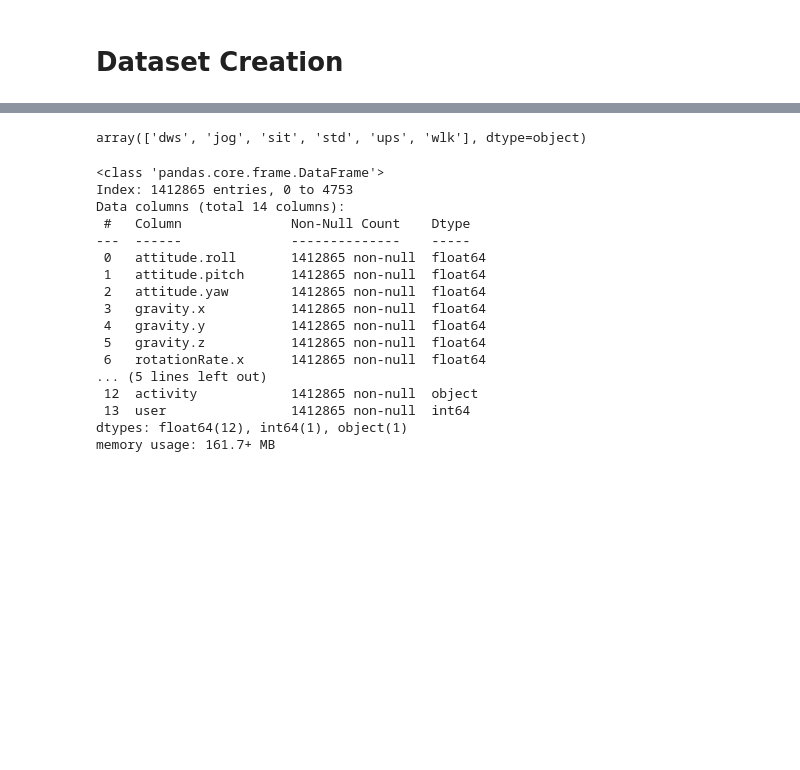
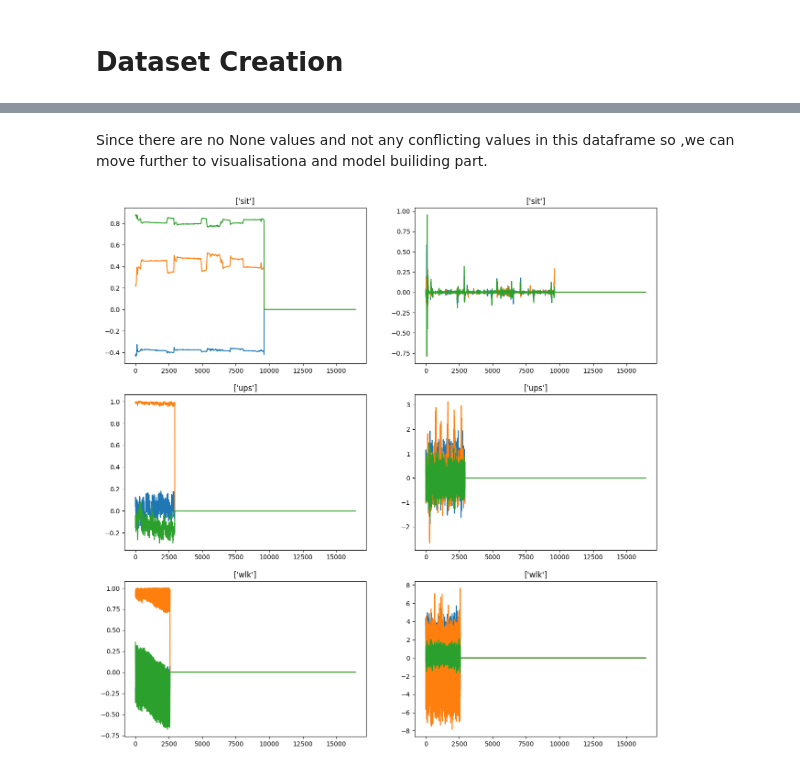
Before and after one commit to ravindra-pandey/machine_learning_projects, a Jupyter notebook: motion_reconition/main.ipynb, the cells around one changed output, grey strips where cells are left out. Drawn from its saved outputs; the diff is of its cells as text; code cells hidden in the pictures; blank space fills up the shorter version.

Commit message:
Proper dataset created and visualization started

```diff
--- a/motion_reconition/main.ipynb
+++ b/motion_reconition/main.ipynb
@@ -48,0 +40,3 @@ activities
+# %%
+LE=LabelEncoder()
+LE.fit(activities)
@@ -58,0 +51,12 @@ for activity in os.listdir(path):
+# %%
+dataset=pd.DataFrame()
+idx=0
+for activity in os.listdir(path):
+    for user in os.listdir(path+"/"+activity):
+        act=LE.transform([activity.split("_")[0]])[0]
+        user_id=int(user.split("_")[1].split(".")[0])
+        temp_frame=pd.read_csv(os.path.join(path,activity,user),index_col="Unnamed: 0")
+        temp_frame.rename(columns={"attitude.roll":f"attitude.roll+{idx}_{act}_{user_id}","attitude.pitch":f"attitude.pitch+{idx}_{act}_{user_id}","attitude.yaw":f"attitude.yaw+{idx}_{act}_{user_id}","gravity.x":f"gravity.x+{idx}_{act}_{user_id}","gravity.y":f"gravity.y+{idx}_{act}_{user_id}","gravity.z":f"gravity.z+{idx}_{act}_{user_id}","rotationRate.x":f"rotationRate.x+{idx}_{act}_{user_id}","rotationRate.y":f"rotationRate.y+{idx}_{act}_{user_id}","rotationRate.z":f"rotationRate.z+{idx}_{act}_{user_id}","userAcceleration.x":f"userAcceleration.x+{idx}_{act}_{user_id}","userAcceleration.y":f"userAcceleration.y+{idx}_{act}_{user_id}","userAcceleration:z":f"userAcceleration.z+{idx}_{act}_{user_id}"},inplace=True)
+        temp_frame[f"activity{idx}"]=act
+        dataset=pd.concat([dataset,temp_frame],axis=1)
+        idx+=1
@@ -59,3 +118,5 @@ for activity in os.listdir(path):
+# %%
+dataset.replace(np.nan,0,inplace=True)
 # %%
 dataset.sample(5)
 # %% [output]
@@ -68,24 +130,28 @@ dataset.sample(5)
-# %%
-dataset["activity"].unique()
-# %% [output]
-array(['dws', 'jog', 'sit', 'std', 'ups', 'wlk'], dtype=object)
-# %%
-dataset.info()
-# %% [output]
-<class 'pandas.core.frame.DataFrame'>
-Index: 1412865 entries, 0 to 4753
-Data columns (total 14 columns):
- #   Column              Non-Null Count    Dtype
----  ------              --------------    -----
- 0   attitude.roll       1412865 non-null  float64
- 1   attitude.pitch      1412865 non-null  float64
- 2   attitude.yaw        1412865 non-null  float64
- 3   gravity.x           1412865 non-null  float64
- 4   gravity.y           1412865 non-null  float64
- 5   gravity.z           1412865 non-null  float64
- 6   rotationRate.x      1412865 non-null  float64
-... (5 lines left out)
- 12  activity            1412865 non-null  object
- 13  user                1412865 non-null  int64
-dtypes: float64(12), int64(1), object(1)
-memory usage: 161.7+ MB
+# %% [markdown]
+Since there are no None values and not any conflicting values in this dataframe so ,we can move further to visualisationa and model builiding part.
+# %%
+indexes=list(set([id.split("+")[1] for id in dataset.columns if "+" in id]))
+# %%
+from matplotlib.figure import figaspect
+
+
+sample=random.sample((indexes),3)
+fig=plt.figure(figsize=(15,15))
+idx=1
+for ind in sample:
+    ax=fig.add_subplot(3, 2, idx)
+    ax.plot(dataset[f"gravity.x+{ind}"],label="x")
+    ax.plot(dataset[f"gravity.y+{ind}"],label="y")
+    ax.plot(dataset[f"gravity.z+{ind}"],label="z")
+    ax.set_title(LE.inverse_transform([int(ind.split("_")[1])]))
+
+    idx+=1
+    ax=fig.add_subplot(3, 2, idx)
+    ax.plot(dataset[f"rotationRate.x+{ind}"],label="x")
+    ax.plot(dataset[f"rotationRate.y+{ind}"],label="y")
+    ax.plot(dataset[f"rotationRate.z+{ind}"],label="z")
+    ax.set_title(LE.inverse_transform([int(ind.split("_")[1])]))
+
+    idx+=1
+# %% [output]
+[figure, added]
```
Also changed, not shown: parts of 12 cells of this notebook.
